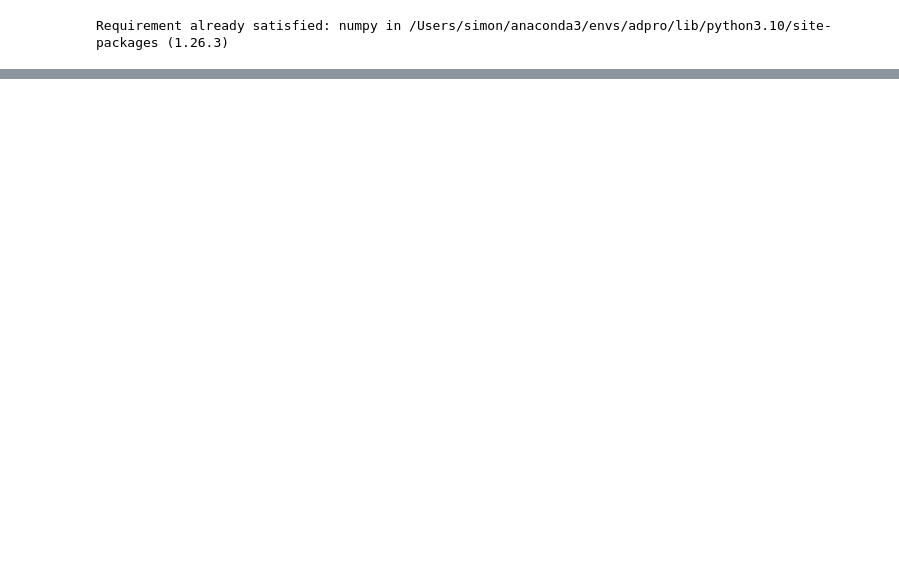
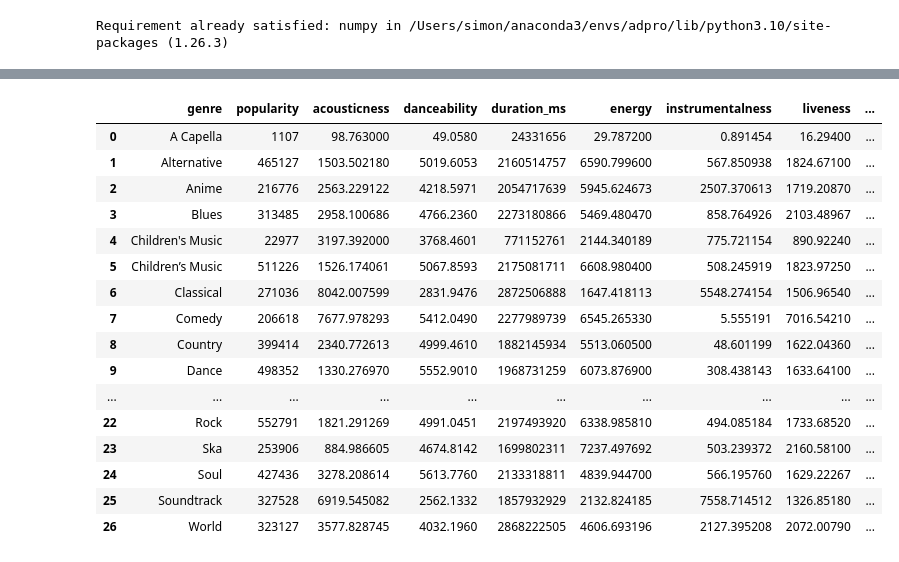
Before and after one commit to xxashwoodxx/spotify, a Jupyter notebook: Spotify-Analysis.ipynb, the cells around one changed output, grey strips where cells are left out. Drawn from its saved outputs; the diff is of its cells as text; code cells hidden in the pictures; blank space fills up the shorter version.

```diff
--- a/Spotify-Analysis.ipynb
+++ b/Spotify-Analysis.ipynb
@@ -12,3 +16,19 @@ import seaborn as sns
+# %%
+# Importing all the Required Libraries
+
+import pandas as pd
+import numpy as np
+import matplotlib.pyplot as plt
+import plotly.express as px
+import plotly.graph_objects as go
+from plotly.subplots import make_subplots
+from plotly.offline import init_notebook_mode
+import seaborn as sns
+import datetime as dt
+import warnings
+warnings.filterwarnings('ignore')
+pd.set_option('display.max_columns',None)
+init_notebook_mode(connected=True)
 # %%
 df_tracks = pd.read_csv('/Users/simon/Root/Work/Data Science/Spotify/Data/SpotifyFeatures.csv')
 # %%
@@ -22,0 +75,22 @@ df_tracks.head()
+# %%
+genre_popularity = df_tracks.groupby("genre").sum("popularity").reset_index()
+# %%
+genre_popularity
+# %% [output]
+|  | genre | popularity | acousticness | danceability | duration_ms | energy | instrumentalness | liveness | ... |
+| 0 | A Capella | 1107 | 98.763000 | 49.0580 | 24331656 | 29.787200 | 0.891454 | 16.29400 | ... |
+| 1 | Alternative | 465127 | 1503.502180 | 5019.6053 | 2160514757 | 6590.799600 | 567.850938 | 1824.67100 | ... |
+| 2 | Anime | 216776 | 2563.229122 | 4218.5971 | 2054717639 | 5945.624673 | 2507.370613 | 1719.20870 | ... |
+| 3 | Blues | 313485 | 2958.100686 | 4766.2360 | 2273180866 | 5469.480470 | 858.764926 | 2103.48967 | ... |
+| 4 | Children's Music | 22977 | 3197.392000 | 3768.4601 | 771152761 | 2144.340189 | 775.721154 | 890.92240 | ... |
+| 5 | Children’s Music | 511226 | 1526.174061 | 5067.8593 | 2175081711 | 6608.980400 | 508.245919 | 1823.97250 | ... |
+| 6 | Classical | 271036 | 8042.007599 | 2831.9476 | 2872506888 | 1647.418113 | 5548.274154 | 1506.96540 | ... |
+| 7 | Comedy | 206618 | 7677.978293 | 5412.0490 | 2277989739 | 6545.265330 | 5.555191 | 7016.54210 | ... |
+| 8 | Country | 399414 | 2340.772613 | 4999.4610 | 1882145934 | 5513.060500 | 48.601199 | 1622.04360 | ... |
+| 9 | Dance | 498352 | 1330.276970 | 5552.9010 | 1968731259 | 6073.876900 | 308.438143 | 1633.64100 | ... |
+| ... | ... | ... | ... | ... | ... | ... | ... | ... | ... |
+| 22 | Rock | 552791 | 1821.291269 | 4991.0451 | 2197493920 | 6338.985810 | 494.085184 | 1733.68520 | ... |
+| 23 | Ska | 253906 | 884.986605 | 4674.8142 | 1699802311 | 7237.497692 | 503.239372 | 2160.58100 | ... |
+| 24 | Soul | 427436 | 3278.208614 | 5613.7760 | 2133318811 | 4839.944700 | 566.195760 | 1629.22267 | ... |
+| 25 | Soundtrack | 327528 | 6919.545082 | 2562.1332 | 1857932929 | 2132.824185 | 7558.714512 | 1326.85180 | ... |
+| 26 | World | 323127 | 3577.828745 | 4032.1960 | 2868222505 | 4606.693196 | 2127.395208 | 2072.00790 | ... |
```
Also changed, not shown: parts of 14 cells of this notebook.
